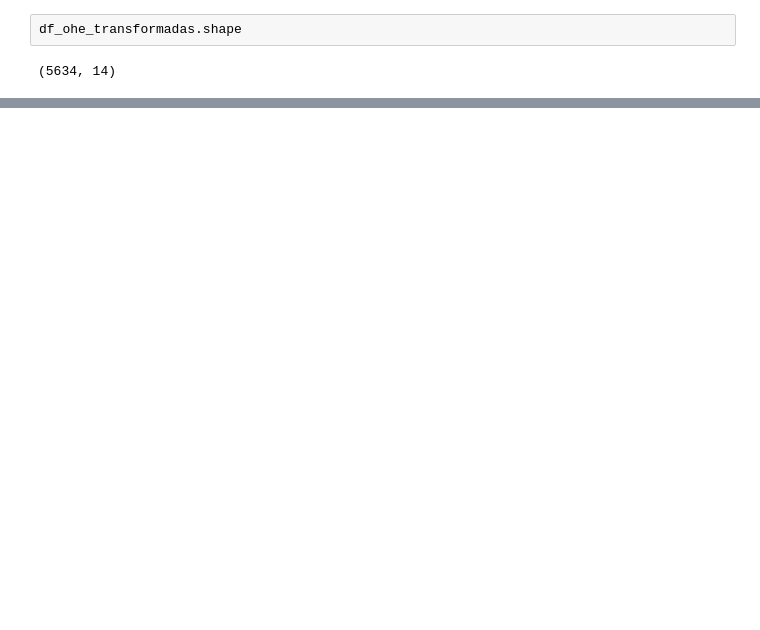
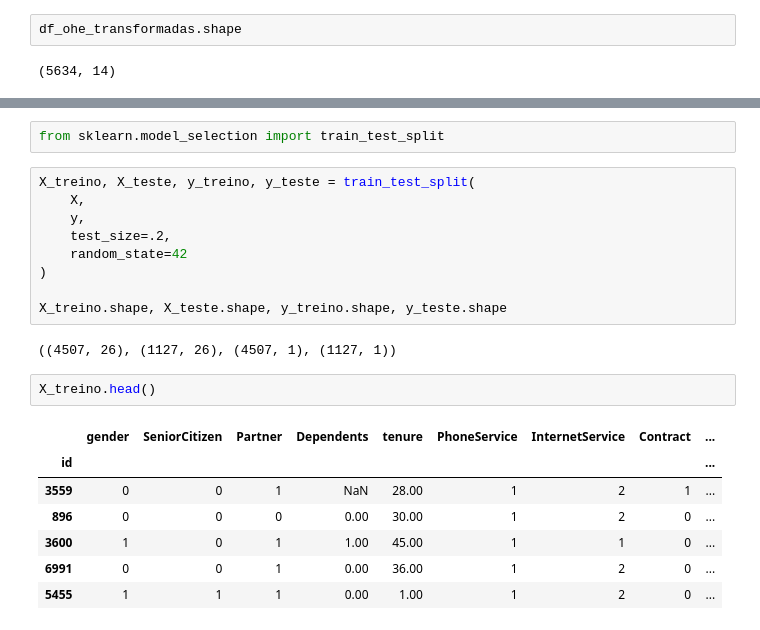
Before and after one commit to luismendoncafsilva/Supervised_Classification_Project, a Jupyter notebook: churn_analysis.ipynb, the cells around one changed output, grey strips where cells are left out. Drawn from its saved outputs; the diff is of its cells as text; blank space fills up the shorter version.

Commit message:
ML models and feature engineering

```diff
--- a/churn_analysis.ipynb
+++ b/churn_analysis.ipynb
@@ -505,0 +560,23 @@ df_clientes.head()
+# %%
+from sklearn.model_selection import train_test_split
+# %%
+X_treino, X_teste, y_treino, y_teste = train_test_split(
+    X,
+    y,
+    test_size=.2,
+    random_state=42
+)
+
+X_treino.shape, X_teste.shape, y_treino.shape, y_teste.shape
+# %% [output]
+((4507, 26), (1127, 26), (4507, 1), (1127, 1))
+# %%
+X_treino.head()
+# %% [output]
+|  | gender | SeniorCitizen | Partner | Dependents | tenure | PhoneService | InternetService | Contract | ... |
+| id |  |  |  |  |  |  |  |  | ... |
+| 3559 | 0 | 0 | 1 | NaN | 28.00 | 1 | 2 | 1 | ... |
+| 896 | 0 | 0 | 0 | 0.00 | 30.00 | 1 | 2 | 0 | ... |
+| 3600 | 1 | 0 | 1 | 1.00 | 45.00 | 1 | 1 | 0 | ... |
+| 6991 | 0 | 0 | 1 | 0.00 | 36.00 | 1 | 2 | 0 | ... |
+| 5455 | 1 | 1 | 1 | 0.00 | 1.00 | 1 | 2 | 0 | ... |
```
Also changed, not shown: parts of 38 cells of this notebook.
